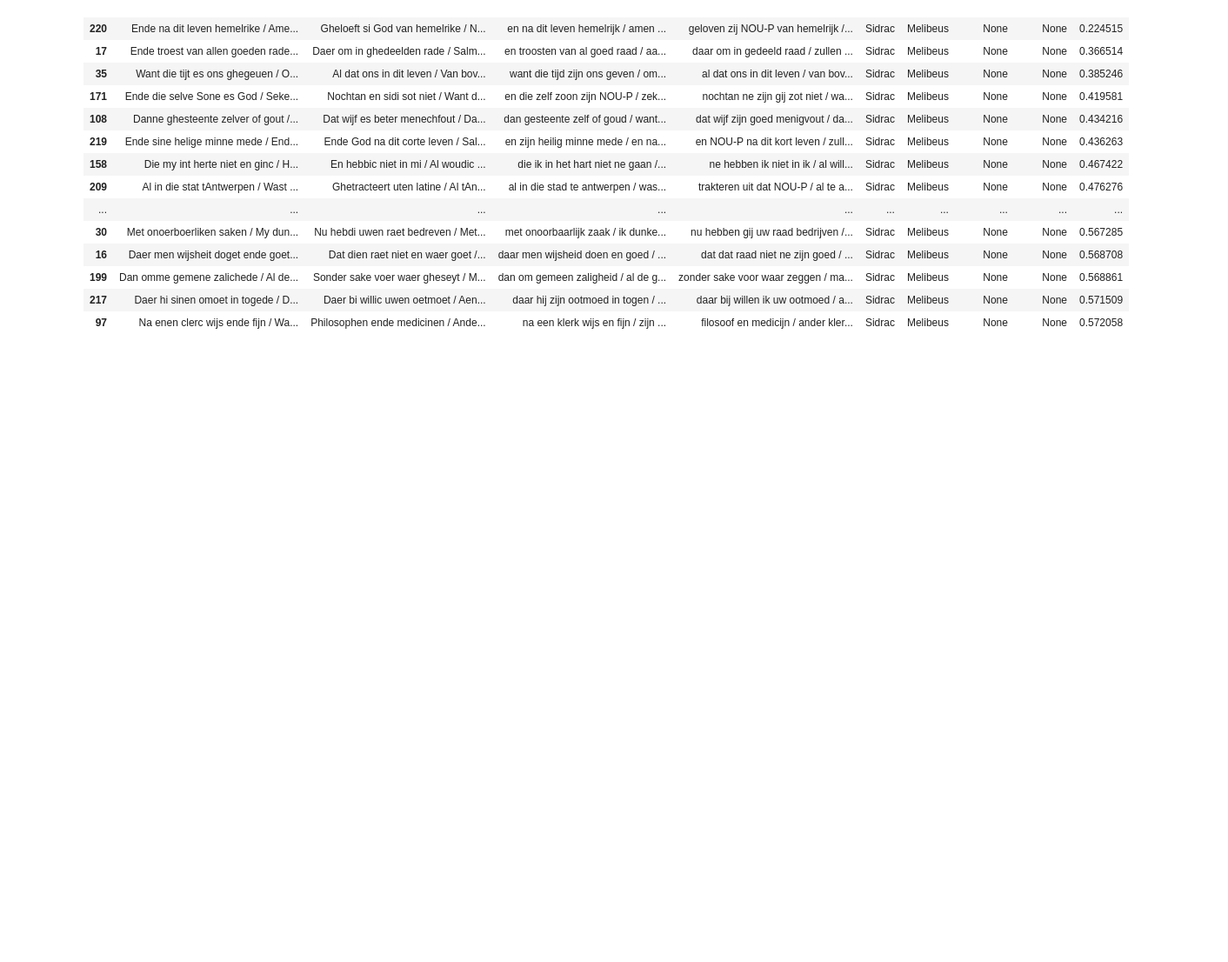
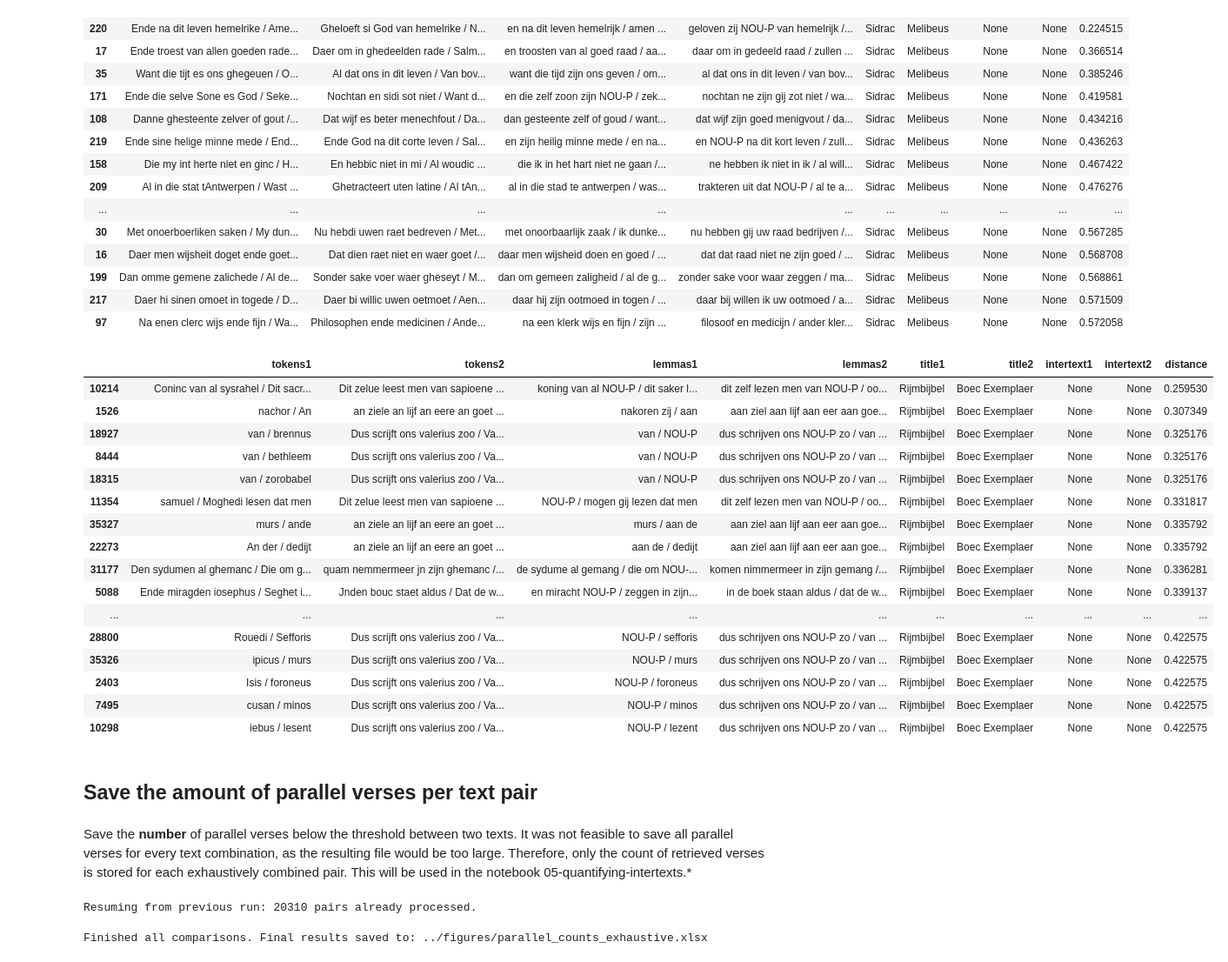
Before and after one commit to Caroline-Vandyck/authorship-boendale, a Jupyter notebook: notebooks/04-intertext-micro.ipynb, the cells around one changed output. Shown: that part at 87% size. Saved outputs shown, nothing was run; the diff lists cells and outputs as text; code cells hidden in the pictures; blank space fills up the shorter version.

Commit message:
quantifying intertexts + extra dataframe

```diff
--- a/notebooks/04-intertext-micro.ipynb
+++ b/notebooks/04-intertext-micro.ipynb
@@ -451,3 +451,82 @@ nearest_df.head(50)
 | 199 | Dan omme gemene zalichede / Al de... | Sonder sake voer waer gheseyt / M... | dan om gemeen zaligheid / al de g... | zonder sake voor waar zeggen / ma... | Sidrac | Melibeus | None | None | 0.568861 |
 | 217 | Daer hi sinen omoet in togede / D... | Daer bi willic uwen oetmoet / Aen... | daar hij zijn ootmoed in togen / ... | daar bij willen ik uw ootmoed / a... | Sidrac | Melibeus | None | None | 0.571509 |
 | 97 | Na enen clerc wijs ende fijn / Wa... | Philosophen ende medicinen / Ande... | na een klerk wijs en fijn / zijn ... | filosoof en medicijn / ander kler... | Sidrac | Melibeus | None | None | 0.572058 |
+# %%
+nearest_df = nearest_verses('Rijmbijbel', 'Boec Exemplaer',
+                            base_df=df, vectorizer=vec, prop_filt=2)
+nearest_df = nearest_df.sort_values(by='distance')
+nearest_df.head(50)
+
+# the high anmount of matches are to due to the XML file in the Corpus Middle Dutch
+# %% [output]
+|  | tokens1 | tokens2 | lemmas1 | lemmas2 | title1 | title2 | intertext1 | intertext2 | distance |
+| 10214 | Coninc van al sysrahel / Dit sacr... | Dit zelue leest men van sapioene ... | koning van al NOU-P / dit saker l... | dit zelf lezen men van NOU-P / oo... | Rijmbijbel | Boec Exemplaer | None | None | 0.259530 |
+| 1526 | nachor / An | an ziele an lijf an eere an goet ... | nakoren zij / aan | aan ziel aan lijf aan eer aan goe... | Rijmbijbel | Boec Exemplaer | None | None | 0.307349 |
+| 18927 | van / brennus | Dus scrijft ons valerius zoo / Va... | van / NOU-P | dus schrijven ons NOU-P zo / van ... | Rijmbijbel | Boec Exemplaer | None | None | 0.325176 |
+| 8444 | van / bethleem | Dus scrijft ons valerius zoo / Va... | van / NOU-P | dus schrijven ons NOU-P zo / van ... | Rijmbijbel | Boec Exemplaer | None | None | 0.325176 |
+| 18315 | van / zorobabel | Dus scrijft ons valerius zoo / Va... | van / NOU-P | dus schrijven ons NOU-P zo / van ... | Rijmbijbel | Boec Exemplaer | None | None | 0.325176 |
+| 11354 | samuel / Moghedi lesen dat men | Dit zelue leest men van sapioene ... | NOU-P / mogen gij lezen dat men | dit zelf lezen men van NOU-P / oo... | Rijmbijbel | Boec Exemplaer | None | None | 0.331817 |
+| 35327 | murs / ande | an ziele an lijf an eere an goet ... | murs / aan de | aan ziel aan lijf aan eer aan goe... | Rijmbijbel | Boec Exemplaer | None | None | 0.335792 |
+| 22273 | An der / dedijt | an ziele an lijf an eere an goet ... | aan de / dedijt | aan ziel aan lijf aan eer aan goe... | Rijmbijbel | Boec Exemplaer | None | None | 0.335792 |
+| 31177 | Den sydumen al ghemanc / Die om g... | quam nemmermeer jn zijn ghemanc /... | de sydume al gemang / die om NOU-... | komen nimmermeer in zijn gemang /... | Rijmbijbel | Boec Exemplaer | None | None | 0.336281 |
+| 5088 | Ende miragden iosephus / Seghet i... | Jnden bouc staet aldus / Dat de w... | en miracht NOU-P / zeggen in zijn... | in de boek staan aldus / dat de w... | Rijmbijbel | Boec Exemplaer | None | None | 0.339137 |
+| ... | ... | ... | ... | ... | ... | ... | ... | ... | ... |
+| 28800 | Rouedi / Sefforis | Dus scrijft ons valerius zoo / Va... | NOU-P / sefforis | dus schrijven ons NOU-P zo / van ... | Rijmbijbel | Boec Exemplaer | None | None | 0.422575 |
+| 35326 | ipicus / murs | Dus scrijft ons valerius zoo / Va... | NOU-P / murs | dus schrijven ons NOU-P zo / van ... | Rijmbijbel | Boec Exemplaer | None | None | 0.422575 |
+| 2403 | Isis / foroneus | Dus scrijft ons valerius zoo / Va... | NOU-P / foroneus | dus schrijven ons NOU-P zo / van ... | Rijmbijbel | Boec Exemplaer | None | None | 0.422575 |
+| 7495 | cusan / minos | Dus scrijft ons valerius zoo / Va... | NOU-P / minos | dus schrijven ons NOU-P zo / van ... | Rijmbijbel | Boec Exemplaer | None | None | 0.422575 |
+| 10298 | iebus / lesent | Dus scrijft ons valerius zoo / Va... | NOU-P / lezent | dus schrijven ons NOU-P zo / van ... | Rijmbijbel | Boec Exemplaer | None | None | 0.422575 |
+# %% [markdown]
+## Save the amount of parallel verses per text pair
+# %% [markdown]
+Save the **number** of parallel verses below the threshold between two texts. It was not feasible to save all parallel verses for every text combination, as the resulting file would be too large. Therefore, only the count of retrieved verses is stored for each exhaustively combined pair. This will be used in the notebook 05-quantifying-intertexts.*
+# %%
+OUTPUT_PATH = '../data/parallel_counts_exhaustive.xlsx'
+titles = sorted(df['title'].unique())
+
+# Load existing results if available
+if os.path.exists(OUTPUT_PATH):
+    done_df = pd.read_excel(OUTPUT_PATH)
+    done_pairs = set(tuple(sorted([row['work1'], row['work2']])) for _, row in done_df.iterrows())
+    results = done_df.to_dict(orient='records')
+    print(f"Resuming from previous run: {len(done_pairs)} pairs already processed.")
+else:
+    done_pairs = set()
+    results = []
+    print("Starting fresh.")
+
+# Perform batched comparisons
+total_pairs = len(titles) * (len(titles) - 1) // 2
+progress_bar = tqdm(total=total_pairs - len(done_pairs), desc="Batched comparisons")
+
+for i, title1 in enumerate(titles):
+    for title2 in titles[i+1:]:
+        pair_key = tuple(sorted([title1, title2]))
+
+        if pair_key in done_pairs:
+            continue
+
+        try:
+            nearest_df = nearest_verses(title1, title2, base_df=df, vectorizer=vec, prop_filt=2, rhyme_weight=0)
+            count = (nearest_df['distance'] < optim_th).sum()
+
+            results.append({
+                'work1': title1,
+                'work2': title2,
+                'parallel_count_below_threshold': count
+            })
+
+            # Save results incrementally
+            pd.DataFrame(results).to_excel(OUTPUT_PATH, index=False)
+
+        except Exception as e:
+            print(f"Error comparing {title1} and {title2}: {e}")
+            continue
+
+        progress_bar.update(1)
+
+progress_bar.close()
+print(f"Finished all comparisons. Final results saved to: {OUTPUT_PATH}")
+# %% [output]
+Resuming from previous run: 20310 pairs already processed.
+Finished all comparisons. Final results saved to: ../figures/parallel_counts_exhaustive.xlsx
```
Also changed, not shown: 16 other files.
